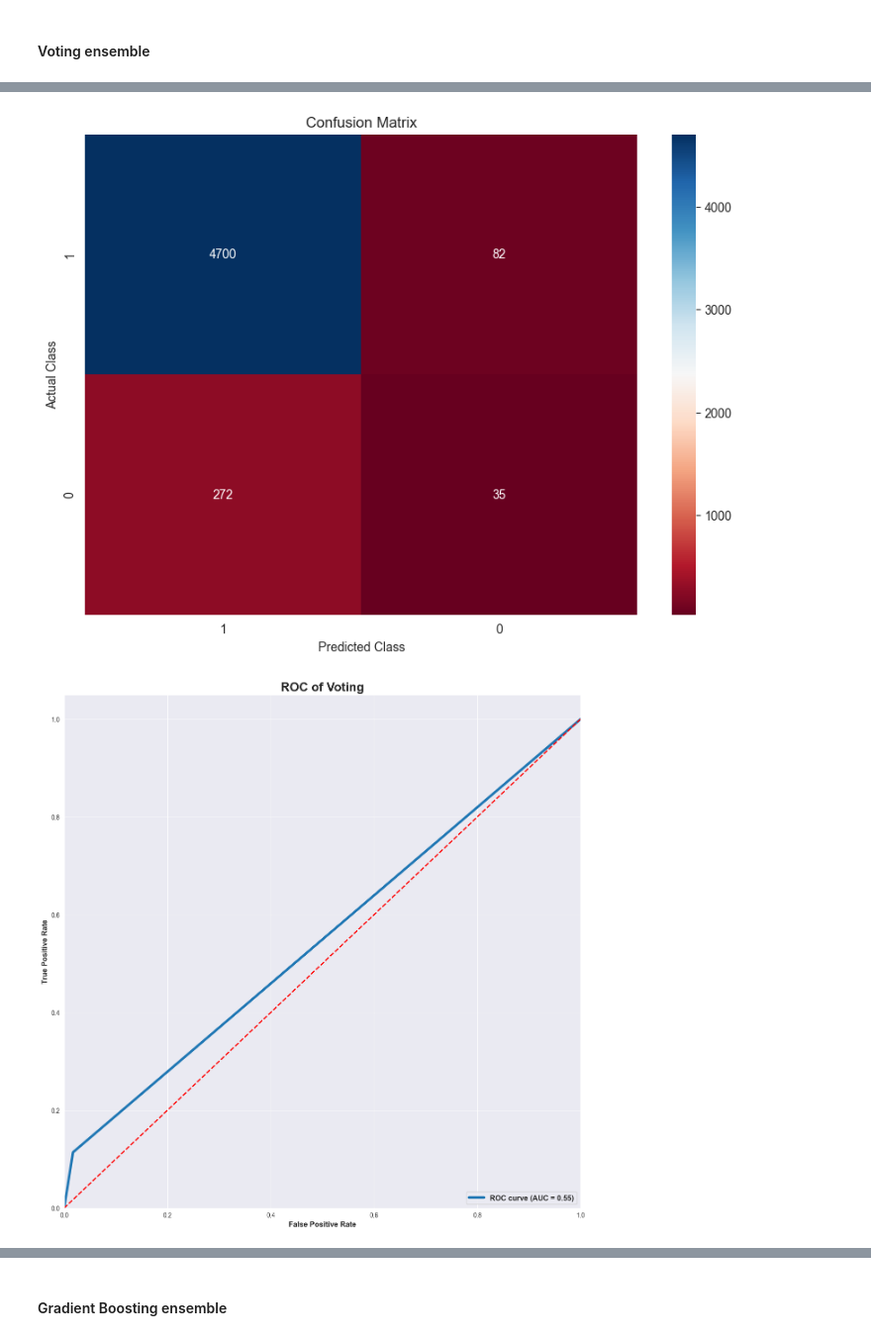
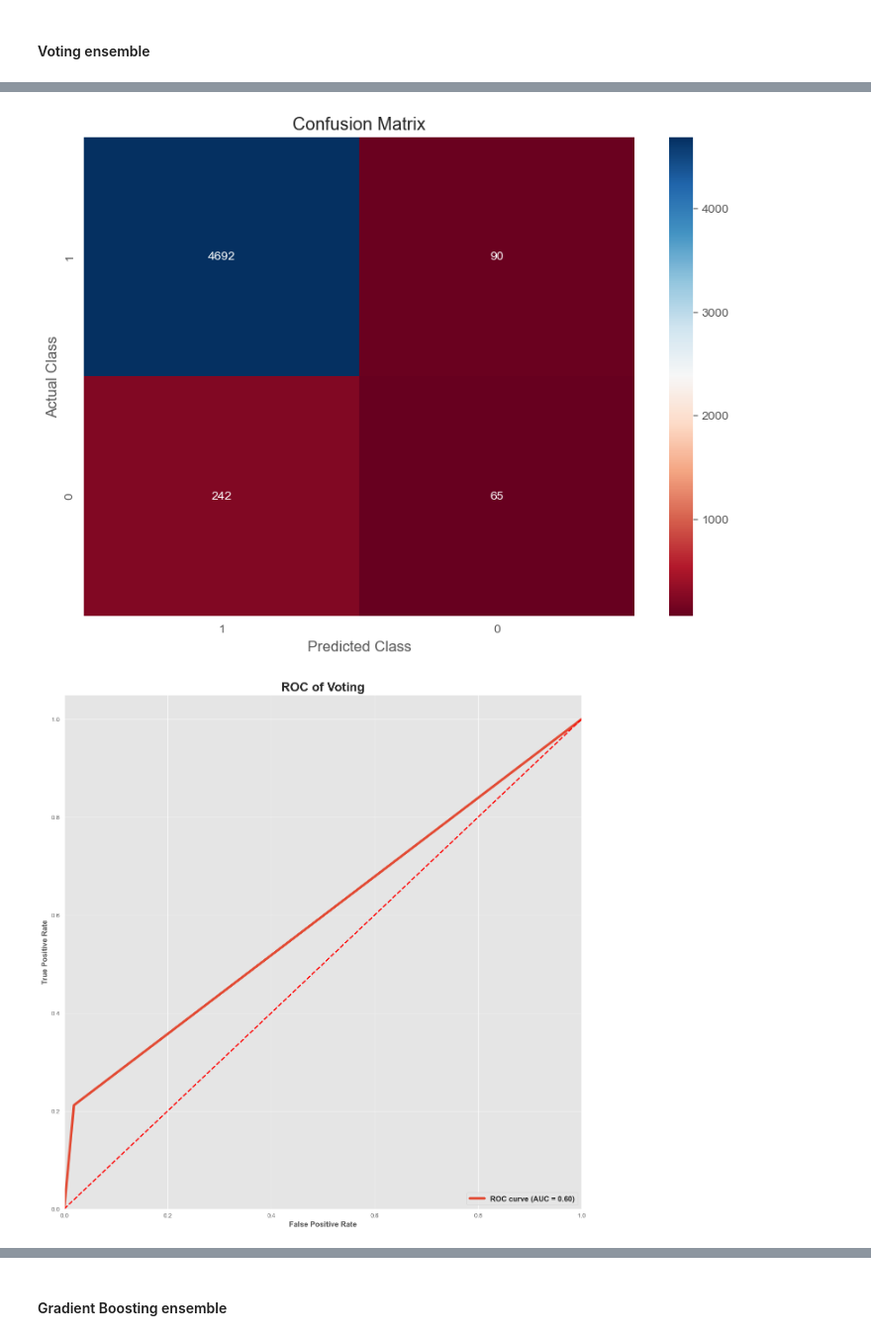
Before and after one commit to dinhtanloc/ads_fraud_detection, a Jupyter notebook: src/prj2/6.Ensemble/exp_gan/ensemble_mainbaseline_gan.ipynb, the cells around one changed output, grey strips where cells are left out. Shown at 99% size. Cells and saved outputs as stored; diff of their text form; code cells hidden in the pictures.

```diff
--- a/src/prj2/6.Ensemble/exp_gan/ensemble_mainbaseline_gan.ipynb
+++ b/src/prj2/6.Ensemble/exp_gan/ensemble_mainbaseline_gan.ipynb
@@ -54,7 +54,7 @@ feature_selection
 # %%
-bg_model=joblib.load(f'{save_dir}/bg_model.joblib')
+xgb_model=joblib.load(f'{save_dir}/xgb_model.joblib')
 rf_model=joblib.load(f'{save_dir}/rf_model.joblib')
-svm_model=joblib.load(f'{save_dir}/svm_model.joblib')
+lgbm_model=joblib.load(f'{save_dir}/lgbm_model.joblib')
 # %% [markdown]
 #### Voting ensemble
 # %%
@@ -63,7 +63,7 @@ from sklearn.ensemble import VotingClassifier
 # from sklearn.metrics import accuracy_score
 # from sklearn.linear_model import LogisticRegression
 # from sklearn.tree import DecisionTreeClassifier
-# from sklearn.svm import SVC
+# from sklearn.LGBM import SVC
 
 # Load your dataset và chia thành tập huấn luyện và tập kiểm tra
 # X_train, X_test, y_train, y_test = ...
@@ -74,7 +74,7 @@ from sklearn.ensemble import VotingClassifier
 # model3 = SVC()
 
 # Tạo một ensemble voting classifier
-voting_clf = VotingClassifier(estimators=[('lr', rf_model), ('bg', bg_model), ('svc', svm_model)], voting='hard')
+voting_clf = VotingClassifier(estimators=[('lr', rf_model), ('bg', xgb_model), ('svc', lgbm_model)], voting='hard')
 
 # Huấn luyện ensemble model
 voting_clf.fit(x_train, y_train)
@@ -123,5 +139,5 @@ Accuracy: 0.9304382000393004
-[figure, old version]
+[figure, new version]
-[figure, old version]
+[figure, new version]
 Classification Report:
               precision    recall  f1-score   support
 
```
Also changed, not shown: parts of 14 cells of this notebook, 9 other files.
